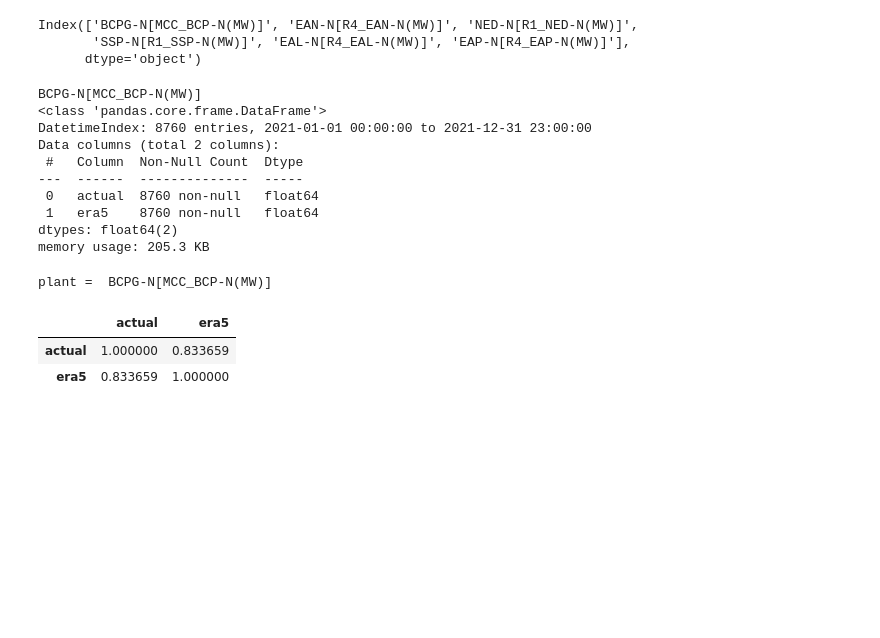
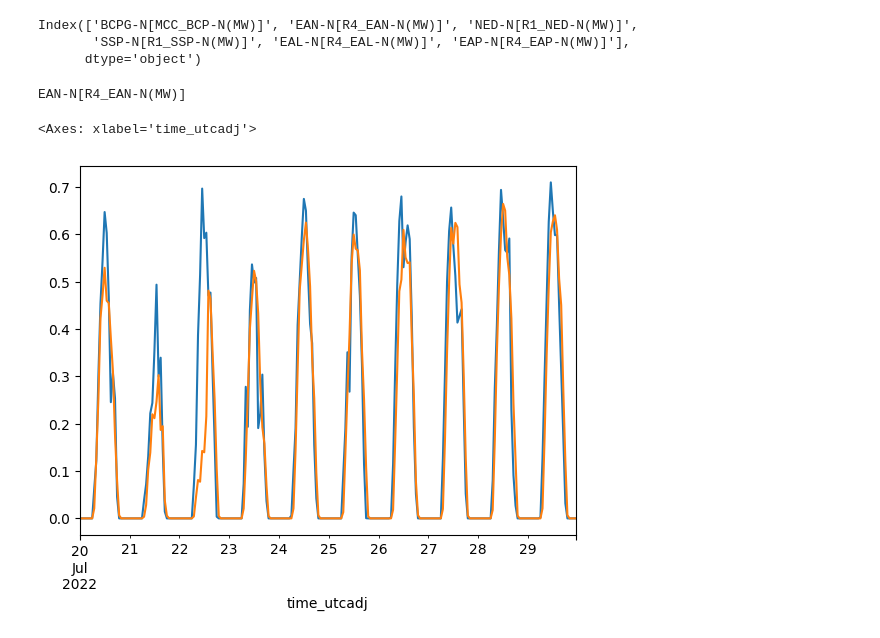
Before and after one commit to NarasetS/generationprofile_solarwind, a Jupyter notebook: validation.ipynb, the cells around one changed output. Saved outputs shown, nothing was run; the diff lists cells and outputs as text; code cells hidden in the pictures; blank space fills up the shorter version.

```diff
--- a/validation.ipynb
+++ b/validation.ipynb
@@ -103,7 +103,7 @@ df = pd.concat([df,pd.read_csv('CDS_Data_Validation\\output_Thailand_Solar_2022_
 df['time_utcadj'] = pd.to_datetime(df['time_utcadj'])
 df = df.set_index('time_utcadj')
 
-year = 2021
+year = 2022
 df = df.loc[df.index.year == year]
 data_actual = data_actual.loc[data_actual.index.year == year]
 # %%
@@ -283,34 +275,17 @@ name_list
 Index(['BCPG-N[MCC_BCP-N(MW)]', 'EAN-N[R4_EAN-N(MW)]', 'NED-N[R1_NED-N(MW)]',
        'SSP-N[R1_SSP-N(MW)]', 'EAL-N[R4_EAL-N(MW)]', 'EAP-N[R4_EAP-N(MW)]'],
       dtype='object')
-# %%
-name_index = 0
-
-ts = pd.DataFrame()
-ts['actual'] = data_actual[name_list[name_index]]
-ts['era5'] = df[name_list[name_index]]
-print(name_list[name_index])
-ts.info()
-# %% [output]
-BCPG-N[MCC_BCP-N(MW)]
-<class 'pandas.core.frame.DataFrame'>
-DatetimeIndex: 8760 entries, 2021-01-01 00:00:00 to 2021-12-31 23:00:00
-Data columns (total 2 columns):
- #   Column  Non-Null Count  Dtype
----  ------  --------------  -----
- 0   actual  8760 non-null   float64
- 1   era5    8760 non-null   float64
-dtypes: float64(2)
-memory usage: 205.3 KB
-# %%
-## Pearson Correlation ##
-print('plant = ', name_list[name_index])
-ts.loc[ts['actual'] > 0].corr()
-# %% [output]
-plant =  BCPG-N[MCC_BCP-N(MW)]
-|  | actual | era5 |
-| actual | 1.000000 | 0.833659 |
-| era5 | 0.833659 | 1.000000 |
+# %%
+name_index = 1
+day = 200
+spanday = 10
+print(name_list[name_index])
+data_actual[name_list[name_index]][(day*24):((day*24)+(24*spanday))].plot()
+df[name_list[name_index]][(day*24):((day*24)+(24*spanday))].plot()
+# %% [output]
+EAN-N[R4_EAN-N(MW)]
+<Axes: xlabel='time_utcadj'>
+[figure, added]
 # %%
 import numpy as np
 
```
Also changed, not shown: parts of 9 cells of this notebook.
